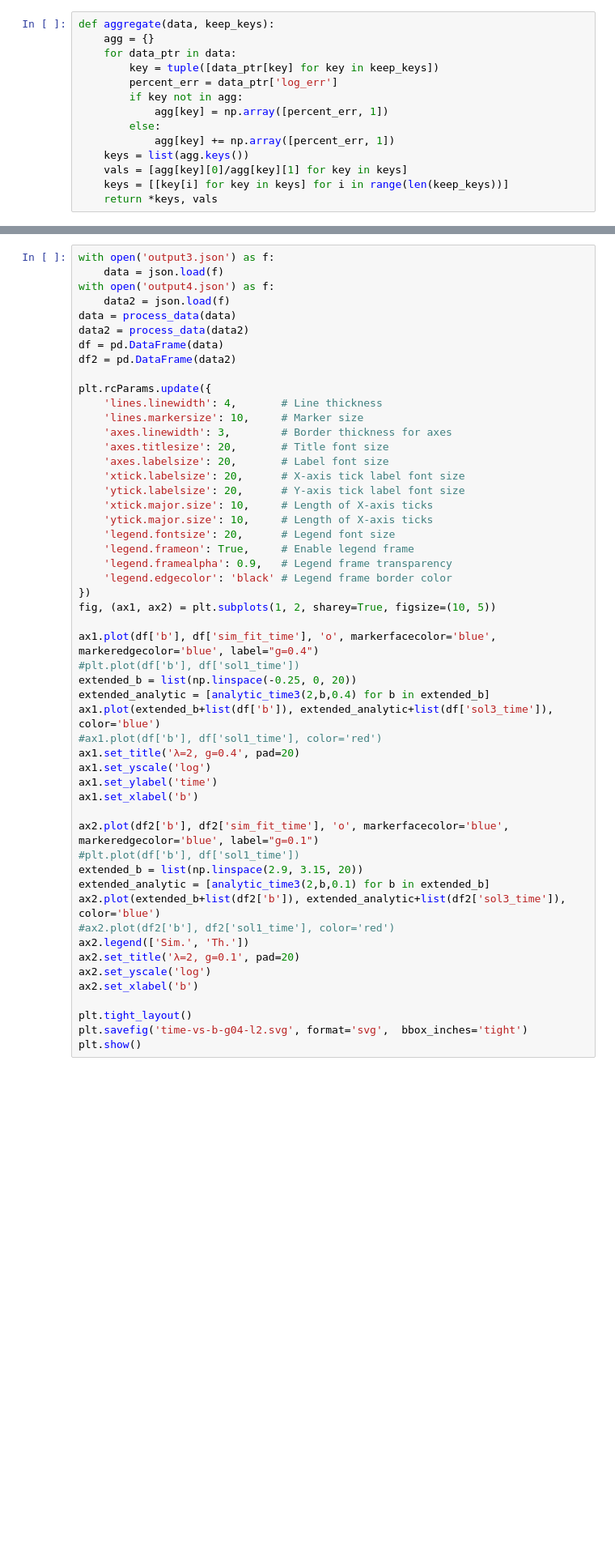
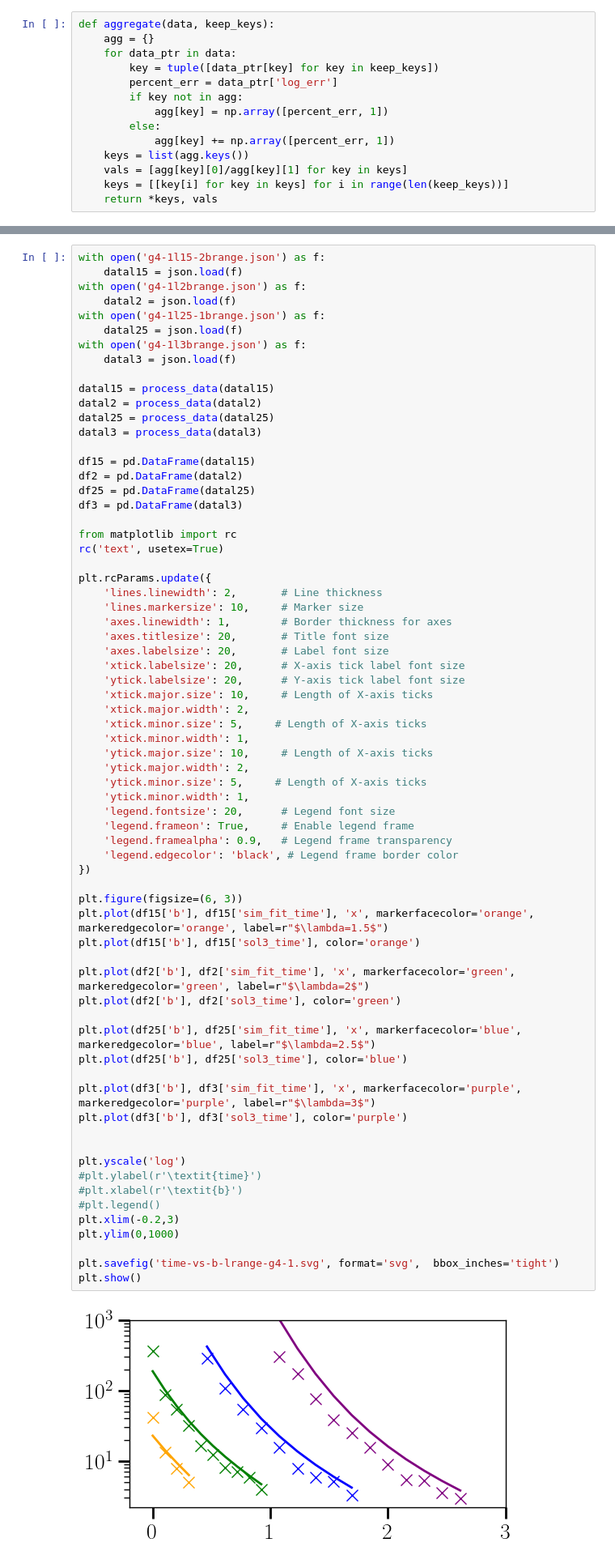
Before and after one commit to michaelyhuang23/opo-photon-tunneling, a Jupyter notebook: plotterpy.ipynb, the cells around one changed output, grey strips where cells are left out. Shown at 81% size. Cells and saved outputs as stored; diff of their text form; blank space fills up the shorter version.

```diff
--- a/plotterpy.ipynb
+++ b/plotterpy.ipynb
@@ -56,56 +65,74 @@ def process_data(data):
     return data
 # %%
-with open('output3.json') as f:
-    data = json.load(f)
-with open('output4.json') as f:
-    data2 = json.load(f)
-data = process_data(data)
-data2 = process_data(data2)
-df = pd.DataFrame(data)
-df2 = pd.DataFrame(data2)
+with open('g4-1l15-2brange.json') as f:
+    datal15 = json.load(f)
+with open('g4-1l2brange.json') as f:
+    datal2 = json.load(f)
+with open('g4-1l25-1brange.json') as f:
+    datal25 = json.load(f)
+with open('g4-1l3brange.json') as f:
+    datal3 = json.load(f)
+
+datal15 = process_data(datal15)
+datal2 = process_data(datal2)
+datal25 = process_data(datal25)
+datal3 = process_data(datal3)
+
+df15 = pd.DataFrame(datal15)
+df2 = pd.DataFrame(datal2)
+df25 = pd.DataFrame(datal25)
+df3 = pd.DataFrame(datal3)
+
+from matplotlib import rc
+rc('text', usetex=True)
 
 plt.rcParams.update({
-    'lines.linewidth': 4,       # Line thickness
+    'lines.linewidth': 2,       # Line thickness
     'lines.markersize': 10,     # Marker size
-    'axes.linewidth': 3,        # Border thickness for axes
+    'axes.linewidth': 1,        # Border thickness for axes
     'axes.titlesize': 20,       # Title font size
     'axes.labelsize': 20,       # Label font size
     'xtick.labelsize': 20,      # X-axis tick label font size
     'ytick.labelsize': 20,      # Y-axis tick label font size
     'xtick.major.size': 10,     # Length of X-axis ticks
+    'xtick.major.width': 2,
+    'xtick.minor.size': 5,     # Length of X-axis ticks
+    'xtick.minor.width': 1,
     'ytick.major.size': 10,     # Length of X-axis ticks
+    'ytick.major.width': 2,
+    'ytick.minor.size': 5,     # Length of X-axis ticks
+    'ytick.minor.width': 1,
     'legend.fontsize': 20,      # Legend font size
     'legend.frameon': True,     # Enable legend frame
     'legend.framealpha': 0.9,   # Legend frame transparency
-    'legend.edgecolor': 'black' # Legend frame border color
+    'legend.edgecolor': 'black', # Legend frame border color
 })
-fig, (ax1, ax2) = plt.subplots(1, 2, sharey=True, figsize=(10, 5))
 
-ax1.plot(df['b'], df['sim_fit_time'], 'o', markerfacecolor='blue', markeredgecolor='blue', label="g=0.4")
-#plt.plot(df['b'], df['sol1_time'])
-extended_b = list(np.linspace(-0.25, 0, 20))
-extended_analytic = [analytic_time3(2,b,0.4) for b in extended_b]
-ax1.plot(extended_b+list(df['b']), extended_analytic+list(df['sol3_time']), color='blue')
-#ax1.plot(df['b'], df['sol1_time'], color='red')
-ax1.set_title('λ=2, g=0.4', pad=20)
-ax1.set_yscale('log')
-ax1.set_ylabel('time')
-ax1.set_xlabel('b')
+plt.figure(figsize=(6, 3))
+plt.plot(df15['b'], df15['sim_fit_time'], 'x', markerfacecolor='orange', markeredgecolor='orange', label=r"$\lambda=1.5$")
+plt.plot(df15['b'], df15['sol3_time'], color='orange')
 
-ax2.plot(df2['b'], df2['sim_fit_time'], 'o', markerfacecolor='blue', markeredgecolor='blue', label="g=0.1")
-#plt.plot(df['b'], df['sol1_time'])
-extended_b = list(np.linspace(2.9, 3.15, 20))
-extended_analytic = [analytic_time3(2,b,0.1) for b in extended_b]
-ax2.plot(extended_b+list(df2['b']), extended_analytic+list(df2['sol3_time']), color='blue')
-#ax2.plot(df2['b'], df2['sol1_time'], color='red')
-ax2.legend(['Sim.', 'Th.'])
-ax2.set_title('λ=2, g=0.1', pad=20)
-ax2.set_yscale('log')
-ax2.set_xlabel('b')
+plt.plot(df2['b'], df2['sim_fit_time'], 'x', markerfacecolor='green', markeredgecolor='green', label=r"$\lambda=2$")
+plt.plot(df2['b'], df2['sol3_time'], color='green')
 
-plt.tight_layout()
-plt.savefig('time-vs-b-g04-l2.svg', format='svg',  bbox_inches='tight')
+plt.plot(df25['b'], df25['sim_fit_time'], 'x', markerfacecolor='blue', markeredgecolor='blue', label=r"$\lambda=2.5$")
+plt.plot(df25['b'], df25['sol3_time'], color='blue')
+
+plt.plot(df3['b'], df3['sim_fit_time'], 'x', markerfacecolor='purple', markeredgecolor='purple', label=r"$\lambda=3$")
+plt.plot(df3['b'], df3['sol3_time'], color='purple')
+
+
+plt.yscale('log')
+#plt.ylabel(r'\textit{time}')
+#plt.xlabel(r'\textit{b}')
+#plt.legend()
+plt.xlim(-0.2,3)
+plt.ylim(0,1000)
+
+plt.savefig('time-vs-b-lrange-g4-1.svg', format='svg',  bbox_inches='tight')
 plt.show()
+# %% [output]
+[figure, added]
 # %%
 with open('g-1l2brange.json') as f:
     datag1 = json.load(f)
```
Also changed, not shown: parts of 4 cells of this notebook, 5 other files.
